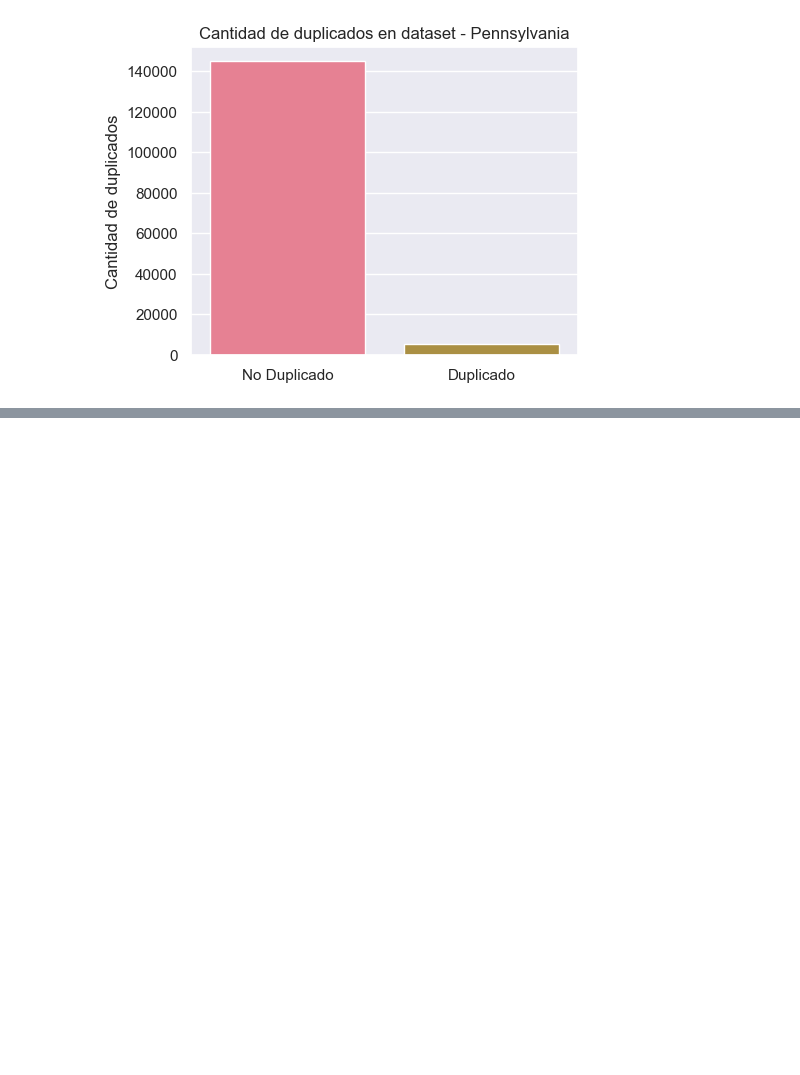
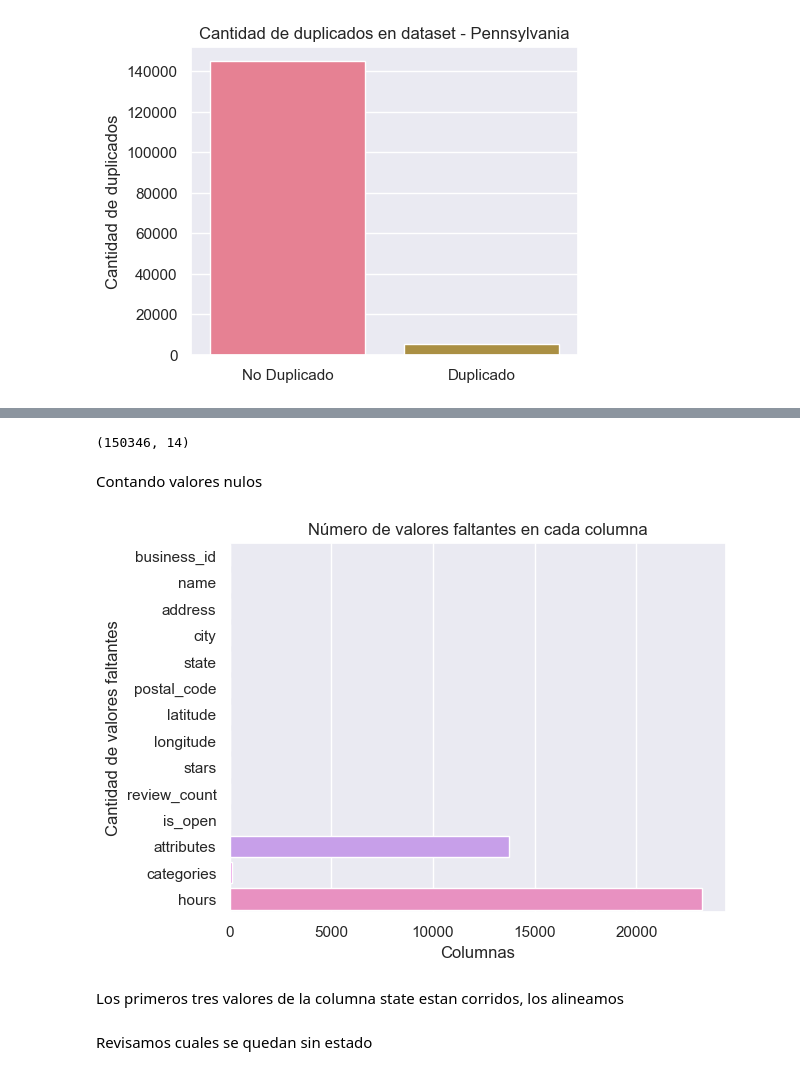
Before and after one commit to ksfajardo/PG-YELP-GMAPS, a Jupyter notebook: EDA Preliminar.ipynb, the cells around one changed output, grey strips where cells are left out. Saved outputs shown, nothing was run; the diff lists cells and outputs as text; code cells hidden in the pictures; blank space fills up the shorter version.

```diff
--- a/EDA Preliminar.ipynb
+++ b/EDA Preliminar.ipynb
@@ -542,0 +627,2 @@ plt.show()
+# %%
+business=pd.read_pickle('../PG Datasets/Yelp/business.pkl')
@@ -542,0 +663,2 @@ plt.show()
+# %%
+business=business.loc[:, ~business.columns.duplicated()]
@@ -542,0 +674,18 @@ plt.show()
+# %%
+business.shape
+# %% [output]
+(150346, 14)
+# %% [markdown]
+Contando valores nulos
+# %%
+null_bus=business.isna().sum()
+# %%
+sns.barplot(y=null_bus.index, x=null_bus.values, orient='h')
+plt.title('Número de valores faltantes en cada columna')
+plt.xlabel('Columnas')
+plt.ylabel('Cantidad de valores faltantes')
+plt.show()
+# %% [output]
+[figure, added]
+# %% [markdown]
+Los primeros tres valores de la columna state estan corridos, los alineamos
@@ -542,0 +694,2 @@ plt.show()
+# %% [markdown]
+Revisamos cuales se quedan sin estado
```
Also changed, not shown: parts of 55 cells of this notebook.
